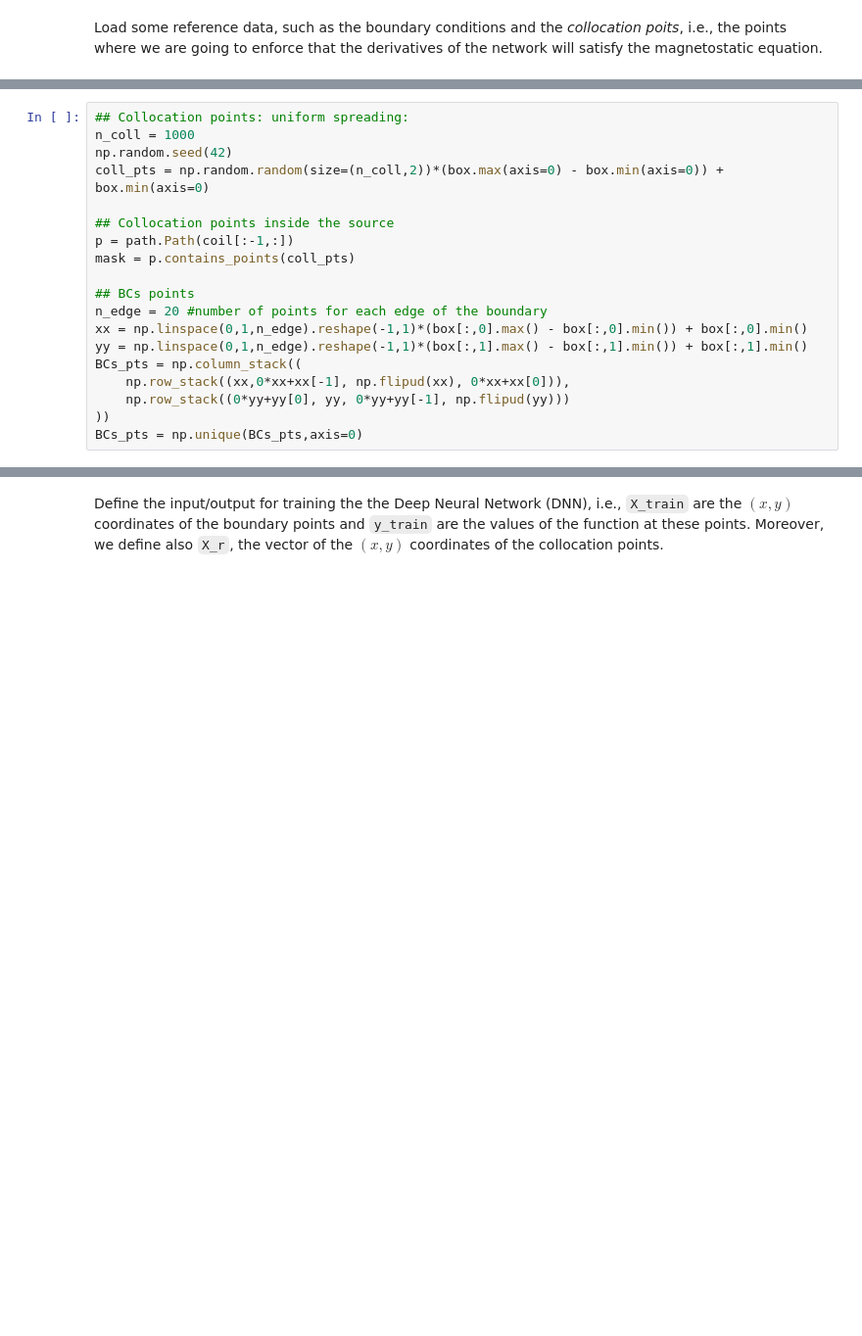
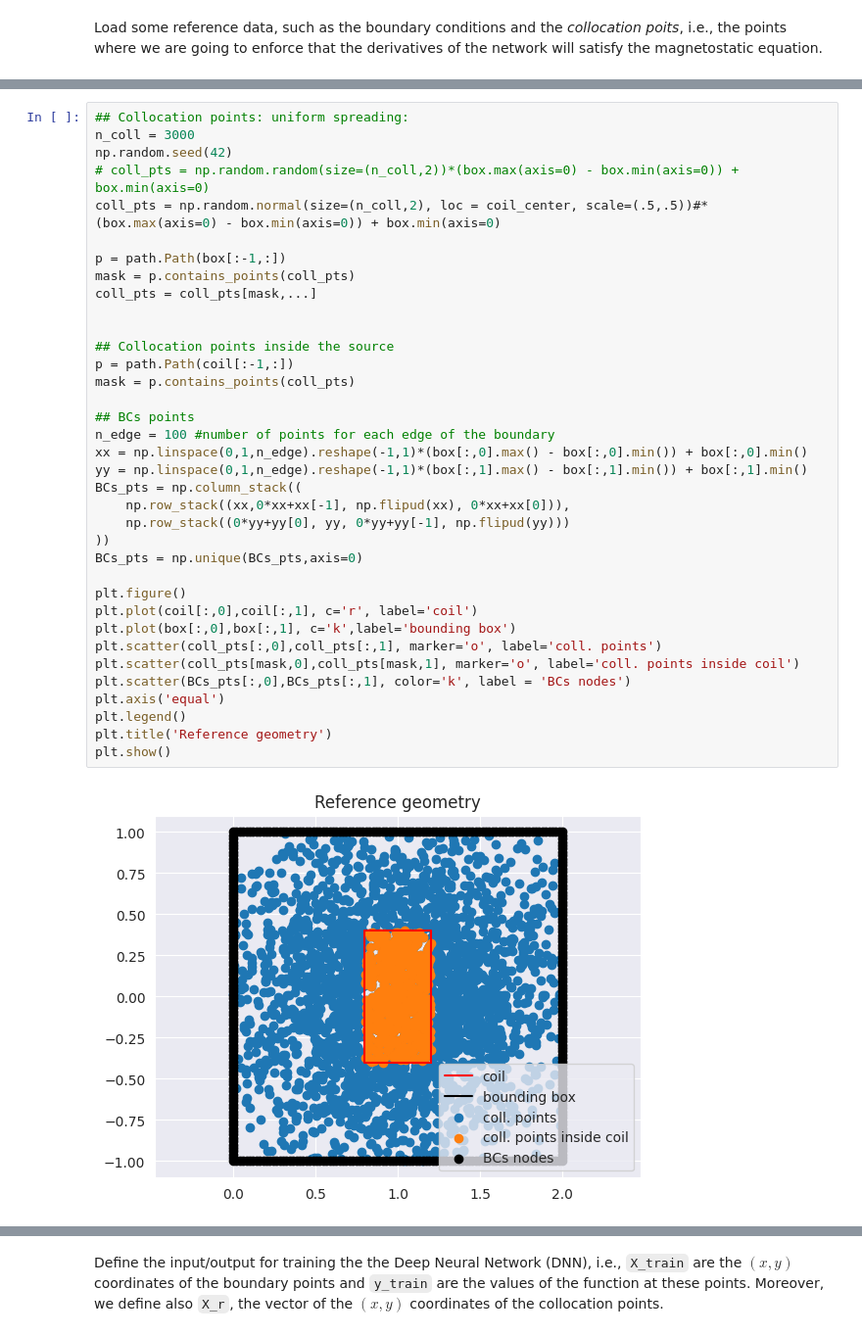
Before and after one commit to matteobonotto/Physics-informed-neural-networks, a Jupyter notebook: main_PINN_magnetostatic_square_coil.ipynb, the cells around one changed output, grey strips where cells are left out. Shown at 98% size. Drawn from its saved outputs; the diff is of its cells as text; blank space fills up the shorter version.

```diff
--- a/main_PINN_magnetostatic_square_coil.ipynb
+++ b/main_PINN_magnetostatic_square_coil.ipynb
@@ -64,20 +67,39 @@ box = np.array([
 )
 # %%
 ## Collocation points: uniform spreading:
-n_coll = 1000
+n_coll = 3000
 np.random.seed(42)
-coll_pts = np.random.random(size=(n_coll,2))*(box.max(axis=0) - box.min(axis=0)) + box.min(axis=0)
+# coll_pts = np.random.random(size=(n_coll,2))*(box.max(axis=0) - box.min(axis=0)) + box.min(axis=0)
+coll_pts = np.random.normal(size=(n_coll,2), loc = coil_center, scale=(.5,.5))#*(box.max(axis=0) - box.min(axis=0)) + box.min(axis=0)
+
+p = path.Path(box[:-1,:])
+mask = p.contains_points(coll_pts)
+coll_pts = coll_pts[mask,...]
+
 
 ## Collocation points inside the source
 p = path.Path(coil[:-1,:])
 mask = p.contains_points(coll_pts)
 
 ## BCs points
-n_edge = 20 #number of points for each edge of the boundary
+n_edge = 100 #number of points for each edge of the boundary
 xx = np.linspace(0,1,n_edge).reshape(-1,1)*(box[:,0].max() - box[:,0].min()) + box[:,0].min()
 yy = np.linspace(0,1,n_edge).reshape(-1,1)*(box[:,1].max() - box[:,1].min()) + box[:,1].min()
 BCs_pts = np.column_stack((
     np.row_stack((xx,0*xx+xx[-1], np.flipud(xx), 0*xx+xx[0])),
     np.row_stack((0*yy+yy[0], yy, 0*yy+yy[-1], np.flipud(yy)))
 ))
 BCs_pts = np.unique(BCs_pts,axis=0)
+
+plt.figure()
+plt.plot(coil[:,0],coil[:,1], c='r', label='coil')
+plt.plot(box[:,0],box[:,1], c='k',label='bounding box')
+plt.scatter(coll_pts[:,0],coll_pts[:,1], marker='o', label='coll. points')
+plt.scatter(coll_pts[mask,0],coll_pts[mask,1], marker='o', label='coll. points inside coil')
+plt.scatter(BCs_pts[:,0],BCs_pts[:,1], color='k', label = 'BCs nodes')
+plt.axis('equal')
+plt.legend()
+plt.title('Reference geometry')
+plt.show()
+# %% [output]
+[figure, added]
```
Also changed, not shown: parts of 17 cells of this notebook.
